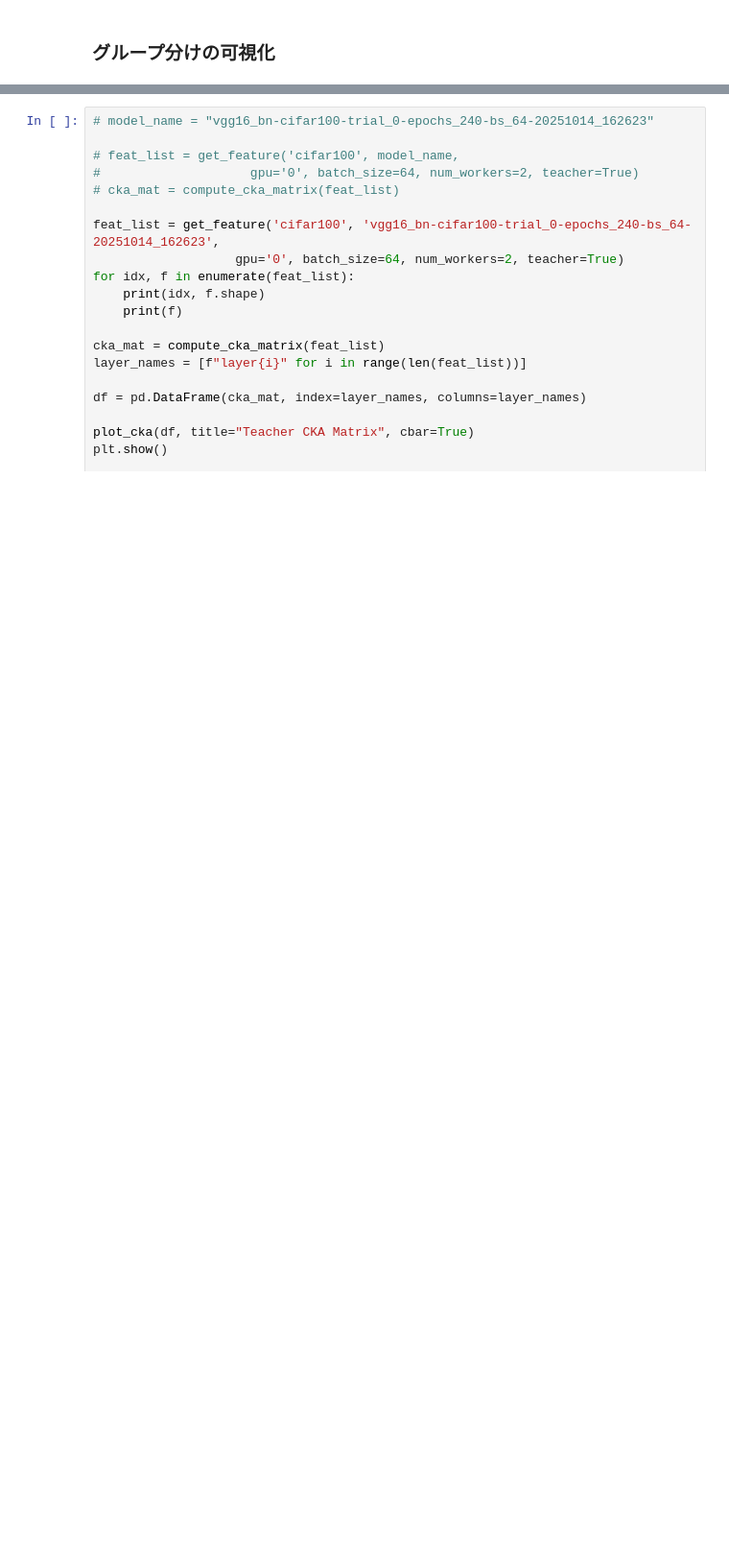
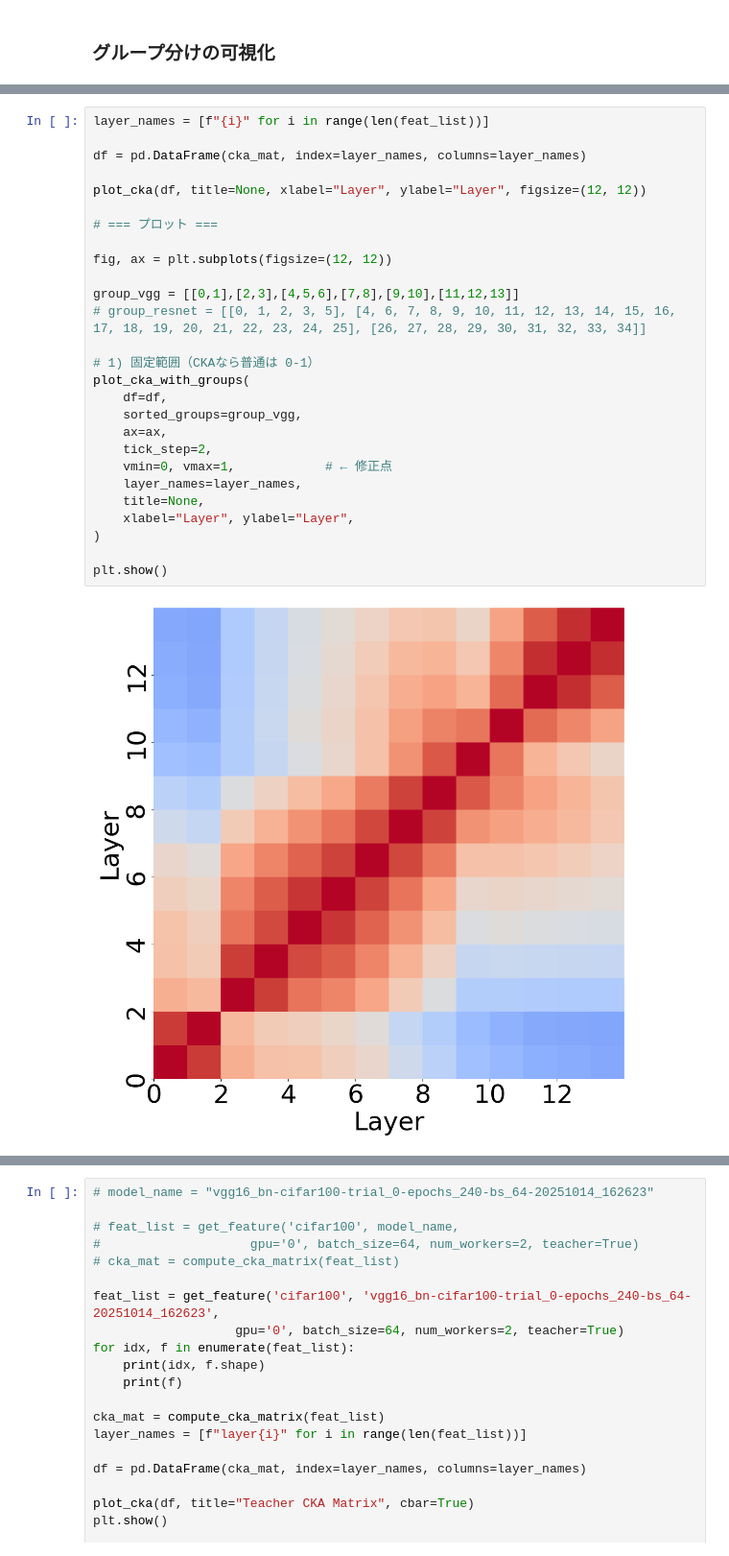
Before and after one commit to Komatsunabok/strkd0928, a Jupyter notebook: visualize/viz_ckaMtrics.ipynb, the cells around one changed output, grey strips where cells are left out. Shown at 96% size. Saved outputs shown, nothing was run; the diff lists cells and outputs as text; blank space fills up the shorter version.

```diff
--- a/visualize/viz_ckaMtrics.ipynb
+++ b/visualize/viz_ckaMtrics.ipynb
@@ -945,0 +932,29 @@ plt.show()
+# %%
+layer_names = [f"{i}" for i in range(len(feat_list))]
+
+df = pd.DataFrame(cka_mat, index=layer_names, columns=layer_names)
+
+plot_cka(df, title=None, xlabel="Layer", ylabel="Layer", figsize=(12, 12))
+
+# === プロット ===
+
+fig, ax = plt.subplots(figsize=(12, 12))
+
+group_vgg = [[0,1],[2,3],[4,5,6],[7,8],[9,10],[11,12,13]]
+# group_resnet = [[0, 1, 2, 3, 5], [4, 6, 7, 8, 9, 10, 11, 12, 13, 14, 15, 16, 17, 18, 19, 20, 21, 22, 23, 24, 25], [26, 27, 28, 29, 30, 31, 32, 33, 34]]
+
+# 1) 固定範囲（CKAなら普通は 0-1）
+plot_cka_with_groups(
+    df=df,
+    sorted_groups=group_vgg,
+    ax=ax,
+    tick_step=2,
+    vmin=0, vmax=1,            # ← 修正点
+    layer_names=layer_names,
+    title=None,
+    xlabel="Layer", ylabel="Layer",
+)
+
+plt.show()
+# %% [output]
+[figure, added]
```
Also changed, not shown: parts of 11 cells of this notebook, 4 other files.
